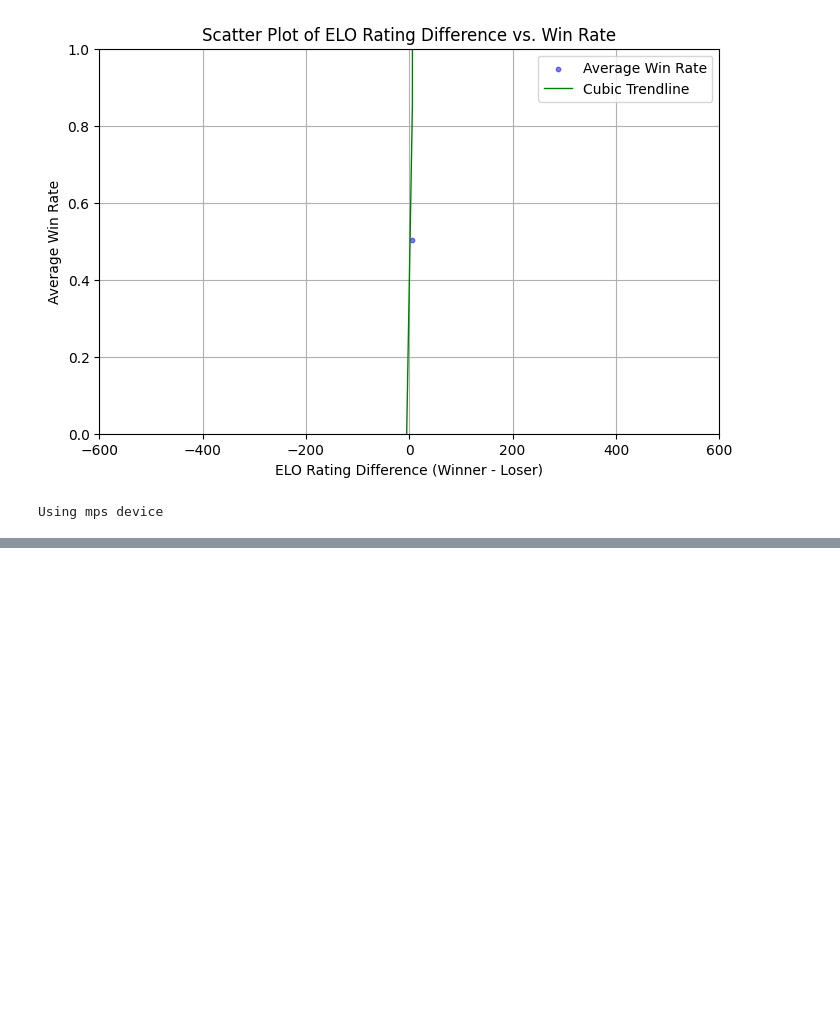
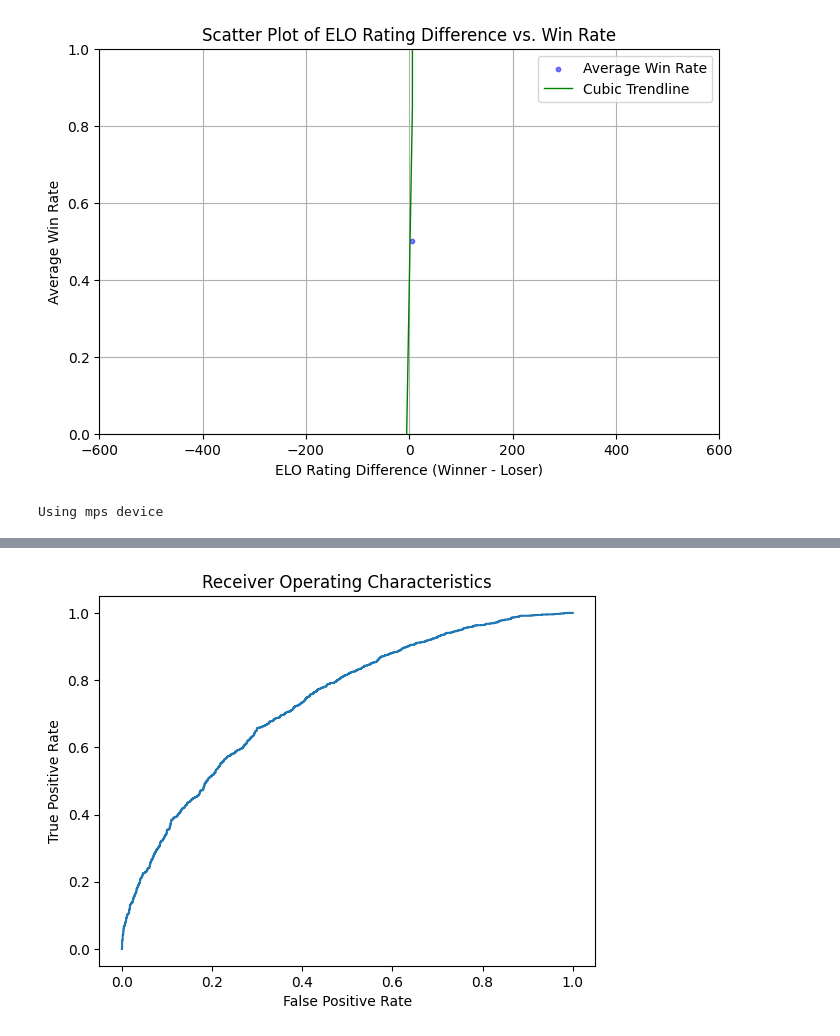
Before and after one commit to dsw225/TennisPredictionModel, a Jupyter notebook: breakpoint/tennis_analyzer_v2.ipynb, the cells around one changed output, grey strips where cells are left out. Cells and saved outputs as stored; diff of their text form; code cells hidden in the pictures; blank space fills up the shorter version.

Commit message:
Changed model

```diff
--- a/breakpoint/tennis_analyzer_v2.ipynb
+++ b/breakpoint/tennis_analyzer_v2.ipynb
@@ -400,0 +324,70 @@ print(comparison_df)
+# %%
+df = df.dropna()
+df = df[~(df == .5).any(axis=1)]
+
+odds_df = df[['a_odds', 'b_odds']].copy()
+odds_df['index'] = df.index
+
+df = df.drop(columns=['A_Odds', 'b_odds'])
+
+y = df['a_b_win'].values
+X = df.drop('a_b_win', axis=1).values
+
+X_train, X_test, y_train, y_test, idx_train, idx_test = train_test_split(
+    X, y, odds_df['index'].values, test_size=0.2, random_state=42
+)
+
+# Set target accuracy
+target_accuracy = 0.677  # 75%
+
+final_acc = 0.0
+while final_acc < target_accuracy:
+    best_acc, best_model_weights = cross_validate(OutcomeProbabilityV6, X_train, y_train, epochs=100, target_accuracy=target_accuracy)
+    print(f"Best cross-validated accuracy: {best_acc*100:.2f}%")
+
+    # Final training on full training data
+    X_train_tensor = torch.tensor(X_train, dtype=torch.float32)
+    y_train_tensor = torch.tensor(y_train, dtype=torch.float32).view(-1, 1)
+    X_test_tensor = torch.tensor(X_test, dtype=torch.float32)
+    y_test_tensor = torch.tensor(y_test, dtype=torch.float32).view(-1, 1)
+
+    train_data = TensorDataset(X_train_tensor, y_train_tensor)
+    train_loader = DataLoader(train_data, batch_size=128, shuffle=True)
+    val_data = TensorDataset(X_test_tensor, y_test_tensor)
+    val_loader = DataLoader(val_data, batch_size=128, shuffle=False)
+
+    model = OutcomeProbabilityV6(input_dim=X.shape[1])
+    model.load_state_dict(best_model_weights)
+    final_acc, _ = train_and_evaluate(model, train_loader, val_loader, epochs=100, target_accuracy=target_accuracy)
+    print(f"Final model accuracy on test set: {final_acc*100:.2f}%")
+
+    if final_acc < target_accuracy:
+        print(f"Accuracy {final_acc*100:.2f}% not met, restarting the process.")
+
+# Evaluate and store predictions
+model.eval()
+with torch.no_grad():
+    y_pred = model(X_test_tensor).numpy()
+    y_test_np = y_test_tensor.numpy()
+    odds_test = odds_df.loc[idx_test].values
+
+    # Create DataFrame with predictions and actual values
+    results_df = pd.DataFrame({
+        'Actual': y_test_np.flatten(),
+        'Predicted': y_pred.flatten(),
+        'A_Odds': odds_test[:, 0],
+        'B_Odds': odds_test[:, 1]
+    })
+
+    # Optionally save to CSV
+    results_df.to_csv('predictions_with_odds.csv', index=False)
+
+# Plot ROC curve
+with torch.no_grad():
+    fpr, tpr, thresholds = roc_curve(y_test_tensor, y_pred)
+    plt.plot(fpr, tpr)
+    plt.title("Receiver Operating Characteristics")
+    plt.xlabel("False Positive Rate")
+    plt.ylabel("True Positive Rate")
+    plt.show()
+# %% [output]
@@ -400,0 +411 @@ print(comparison_df)
+[figure, added]
```
Also changed, not shown: parts of 11 cells of this notebook, 5 other files.
